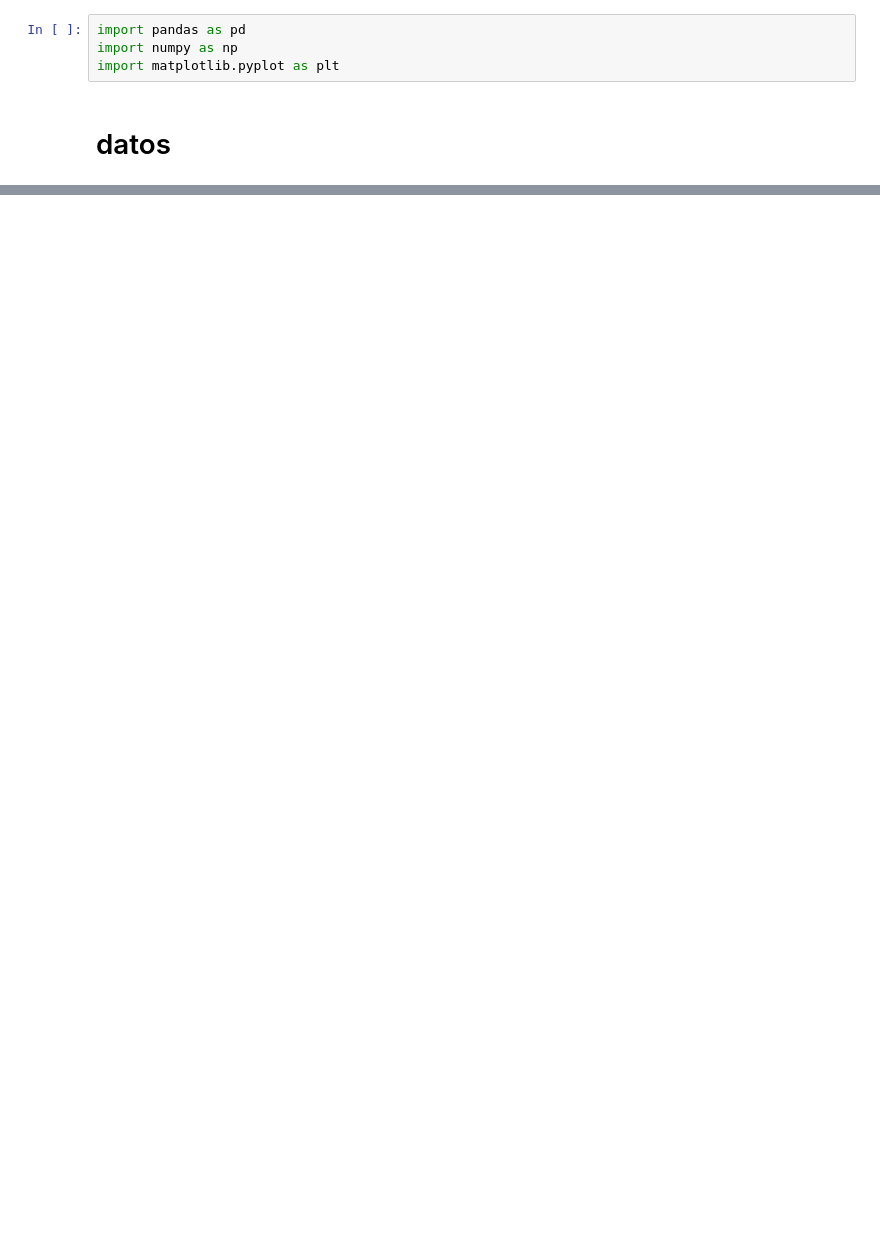
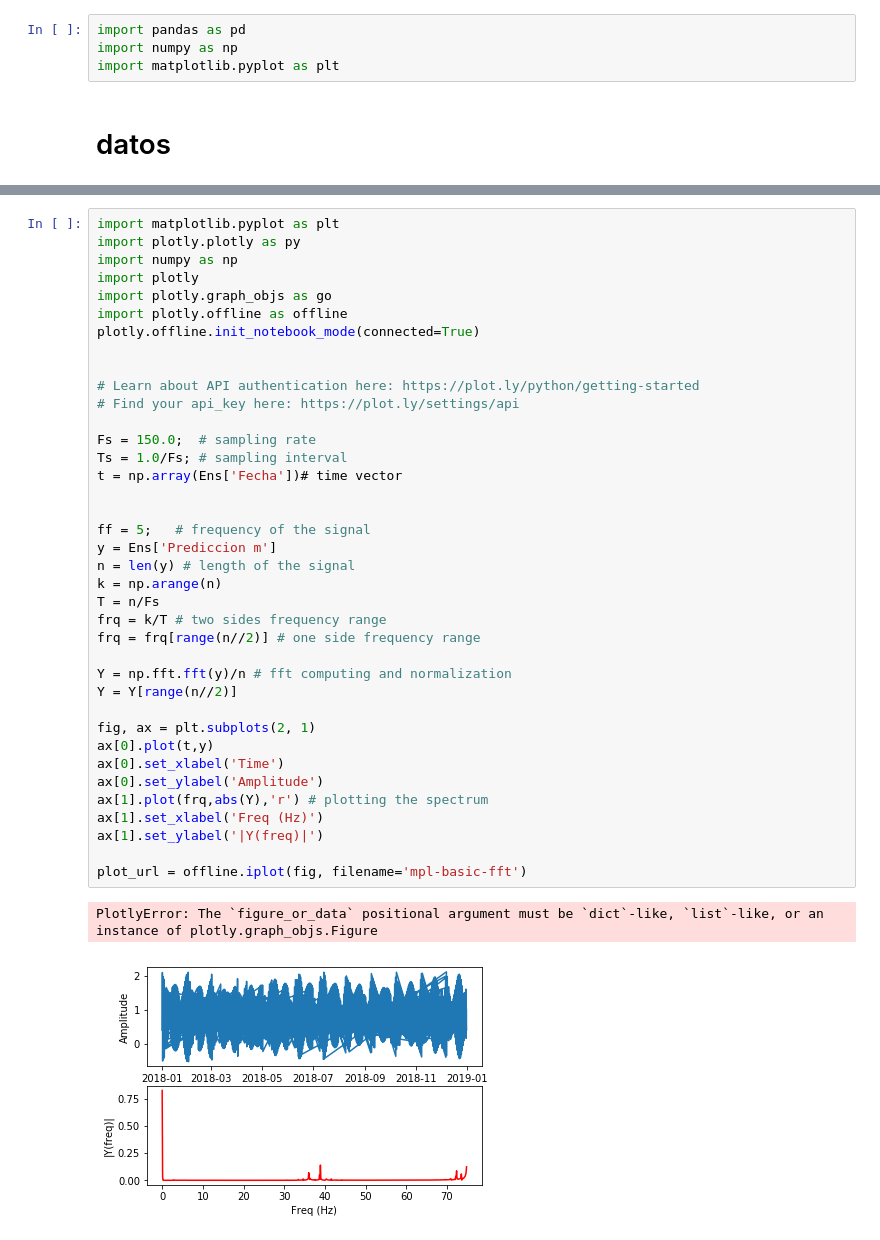
Before and after one commit to laloolea/computacional1, a Jupyter notebook: Actividad4/Ensenada.ipynb, the cells around one changed output, grey strips where cells are left out. Drawn from its saved outputs; the diff is of its cells as text; blank space fills up the shorter version.

```diff
--- a/Actividad4/Ensenada.ipynb
+++ b/Actividad4/Ensenada.ipynb
@@ -90,3 +181,44 @@ ax[1].set_xlabel('Freq (Hz)')
 ax[1].set_ylabel('|Y(freq)|')
 
 plot_url = py.plot_mpl(fig, filename='mpl-basic-fft')
+# %%
+import matplotlib.pyplot as plt
+import plotly.plotly as py
+import numpy as np
+import plotly
+import plotly.graph_objs as go
+import plotly.offline as offline
+plotly.offline.init_notebook_mode(connected=True)
+
+
+# Learn about API authentication here: https://plot.ly/python/getting-started
+# Find your api_key here: https://plot.ly/settings/api
+
+Fs = 150.0;  # sampling rate
+Ts = 1.0/Fs; # sampling interval
+t = np.array(Ens['Fecha'])# time vector
+
+
+ff = 5;   # frequency of the signal
+y = Ens['Prediccion m']
+n = len(y) # length of the signal
+k = np.arange(n)
+T = n/Fs
+frq = k/T # two sides frequency range
+frq = frq[range(n//2)] # one side frequency range
+
+Y = np.fft.fft(y)/n # fft computing and normalization
+Y = Y[range(n//2)]
+
+fig, ax = plt.subplots(2, 1)
+ax[0].plot(t,y)
+ax[0].set_xlabel('Time')
+ax[0].set_ylabel('Amplitude')
+ax[1].plot(frq,abs(Y),'r') # plotting the spectrum
+ax[1].set_xlabel('Freq (Hz)')
+ax[1].set_ylabel('|Y(freq)|')
+
+plot_url = offline.iplot(fig, filename='mpl-basic-fft')
+# %% [output]
+PlotlyError: The `figure_or_data` positional argument must be `dict`-like, `list`-like, or an instance of plotly.graph_objs.Figure
+[figure, added]
```
Also changed, not shown: parts of 9 cells of this notebook.
